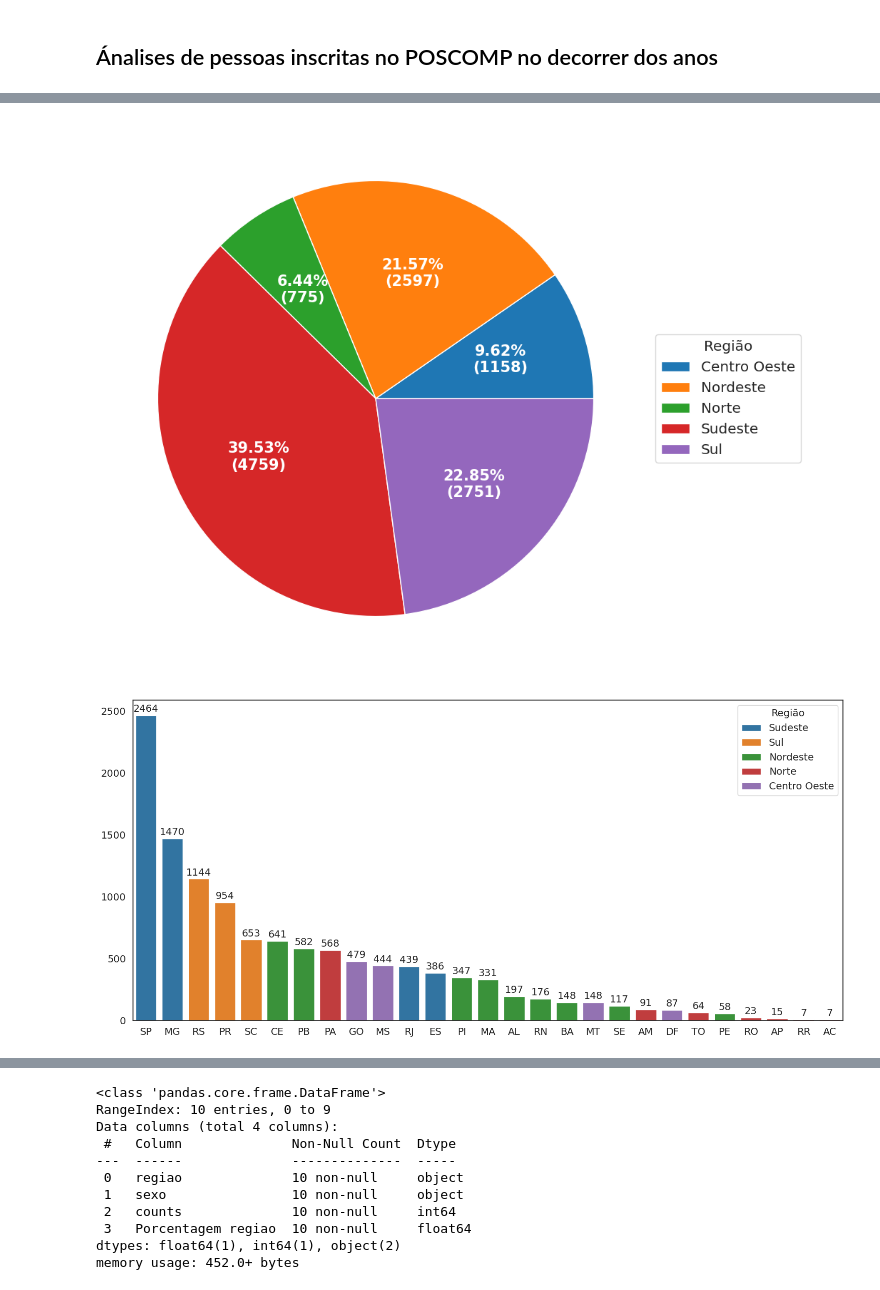
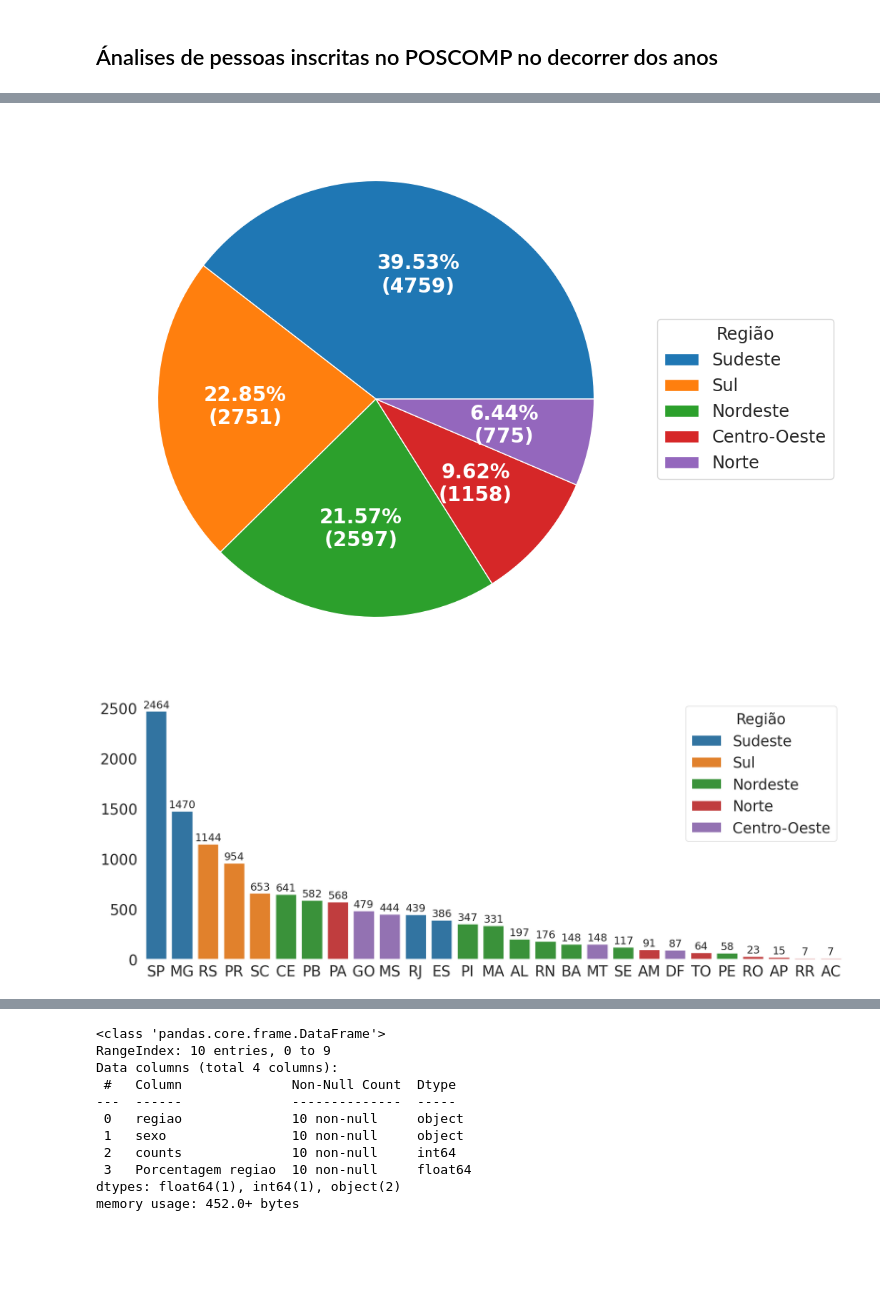
Before and after one commit to jeancarloscc/OrientPOSCOMP-System, a Jupyter notebook: notebooks/new_processing.ipynb, the cells around one changed output, grey strips where cells are left out. Saved outputs shown, nothing was run; the diff lists cells and outputs as text; code cells hidden in the pictures; blank space fills up the shorter version.

```diff
--- a/notebooks/new_processing.ipynb
+++ b/notebooks/new_processing.ipynb
@@ -176,7 +176,7 @@ qtd_region["Porcentagem regiao"] = region_percent
 # qtd_region.style.format({'Porcentagem regiao':'{:.2f}%'})
 # %%
 region_brazil = {
-    "centro_oeste": "Centro Oeste",
+    "centro_oeste": "Centro-Oeste",
     "nordeste": "Nordeste",
     "norte": "Norte",
     "sudeste": "Sudeste",
@@ -187,34 +196,36 @@ qtd_region["regiao"] = qtd_region["regiao"].replace(region_brazil)
+# %%
+qtd_region.sort_values(by='counts', ascending=False, inplace=True)
 # %%
 def func(pct, allvals):
     absolute = int(np.round(pct / 100.0 * np.sum(allvals)))
     return f"{pct:.2f}%\n({absolute:d})"
 
 
 fig, ax = plt.subplots(figsize=(15, 8), subplot_kw=dict(aspect="equal"))
 
 # Usar as informações do DataFrame
 wedges, texts, autotexts = ax.pie(
     qtd_region["counts"],
     autopct=lambda pct: func(pct, qtd_region["counts"]),
     textprops=dict(color="w"),
 )
 
 ax.legend(
     wedges,
     qtd_region["regiao"],
     title="Região",
     loc="center left",
     bbox_to_anchor=(1, 0, 0.5, 1),
-    fontsize="large",
-    title_fontsize="large",
+    fontsize="x-large",
+    title_fontsize="x-large",
 )
 
-plt.setp(autotexts, size=15, weight="bold")
+plt.setp(autotexts, size=20, weight="bold")
 plt.tight_layout()
 plt.savefig("../imagens/pie.pdf", bbox_inches="tight", dpi=600, transparent=True)
 plt.show()
 # %% [output]
-[figure, old version]
+[figure, new version]
 # %%
 qtd_regiao_estado = (
     qtd_registered_year.groupby(["regiao", "estado"]).size().reset_index(name="counts")
@@ -226,13 +237,14 @@ visualizacao.barplot_view(
     x="estado",
     y="counts",
     hue="regiao",
-    figsize=(15, 7),
+    figsize=(18, 7),
     dodge=False,
     title_legend="Região",
     save_path="../imagens/qtd_região.pdf",
+    fontsize=25
 )
 # %% [output]
-[figure, old version]
+[figure, new version]
 # %%
 qtd_region_gender = (
     qtd_registered_year.groupby(["regiao", "sexo"]).size().reset_index(name="counts")
```
Also changed, not shown: parts of 17 cells of this notebook, 48 other files.
